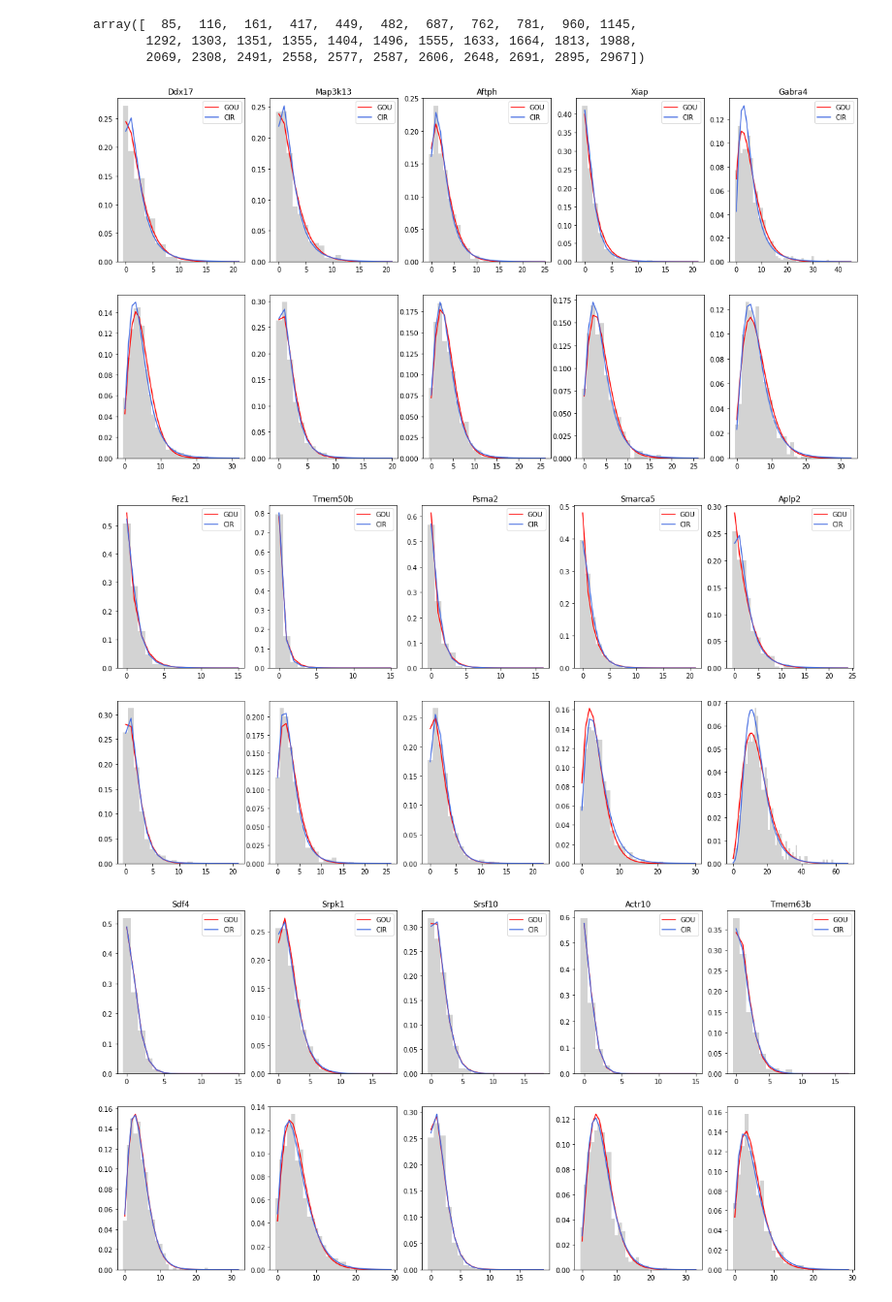
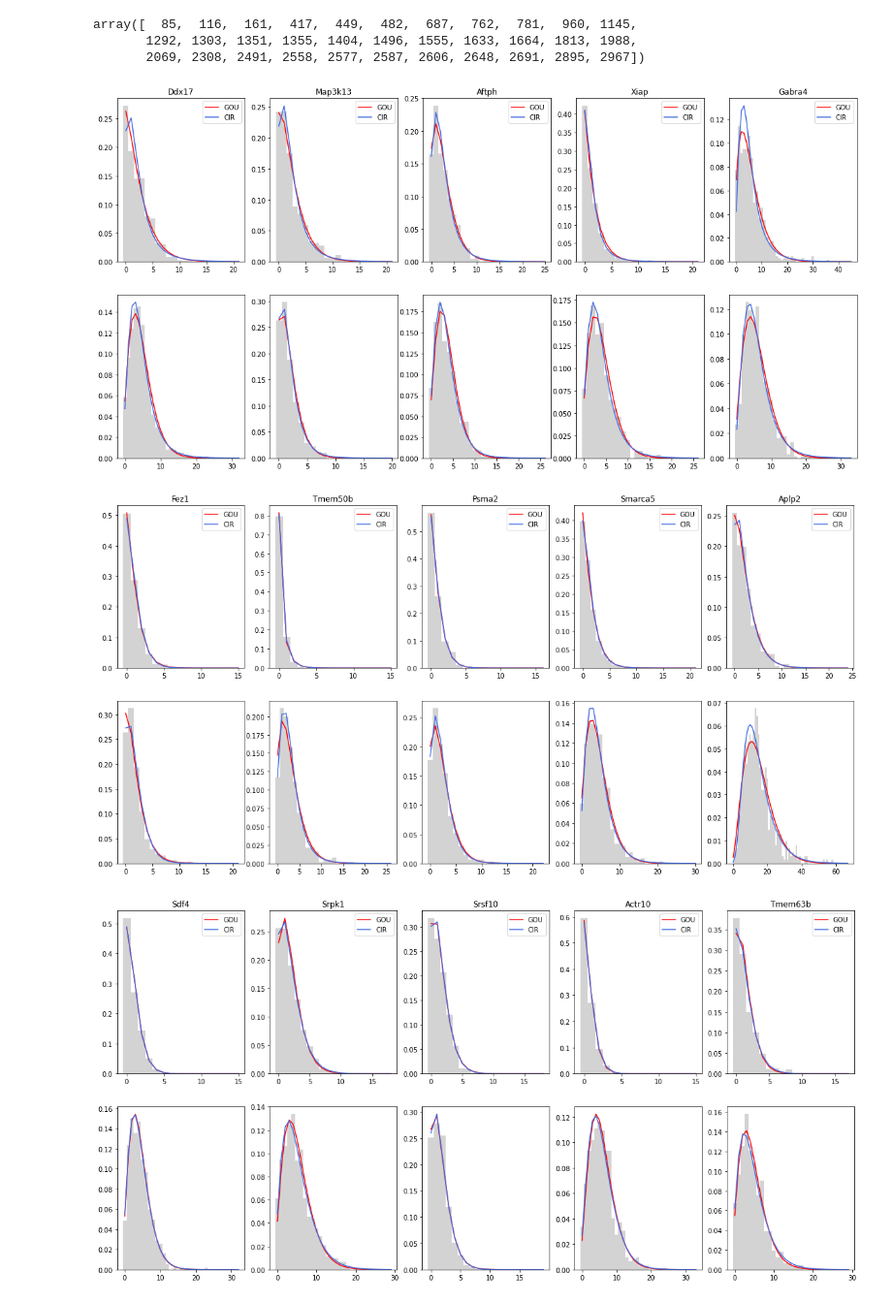
Before and after one commit to pachterlab/GVFP_2021, a Jupyter notebook: gg220802_monod.ipynb, the cells around one changed output. Shown at 97% size. Saved outputs shown, nothing was run; the diff lists cells and outputs as text; code cells hidden in the pictures.

```diff
--- a/gg220802_monod.ipynb
+++ b/gg220802_monod.ipynb
@@ -400,21 +405,21 @@ dataset=0
 # %%
-def par_fun_fullfit(fitinput):
+def par_fun_fullfit_reducedguess(fitinput):
     U,S,reduced_guess,limit = fitinput
-    pars_sde_gou = convert_pars(get_MLE('GOU',U,S,reduced_guess,disp=False,limit=limit))
-    pars_sde_cir = convert_pars(get_MLE('CIR',U,S,reduced_guess,disp=False,limit=limit))
+    pars_sde_gou = convert_pars(get_MLE('GOU',U,S,reduced_guess,disp=False,limit=limit,n_restarts=1,maxiter=10))
+    pars_sde_cir = convert_pars(get_MLE('CIR',U,S,reduced_guess,disp=False,limit=limit,n_restarts=1,maxiter=10))
     lik_ratio, logL_gou, logL_cir = get_lik_ratio(pars_sde_gou,pars_sde_cir,U,S)
     return lik_ratio,pars_sde_gou,pars_sde_cir,logL_gou, logL_cir
 # %%
 model_set = 0
 try:
-    genes_to_run = gene_inds_kept[model_set][:5]
-    n_genes_to_run = len(genes_to_run)
+    gtr = gene_inds_kept[model_set][:5]
+    n_genes_to_run = len(gtr)
     pool = multiprocessing.Pool(processes=5)
-    fit_iterable = zip(sd_arr[dataset].U[genes_to_run],\
-                       sd_arr[dataset].S[genes_to_run],\
+    fit_iterable = zip(sd_arr[dataset].U[gtr],\
+                       sd_arr[dataset].S[gtr],
                        results[model_set]['par_initial_guess'][:n_genes_to_run],\
                        ['fast']*n_genes_to_run)
-    gou_results = pool.map(par_fun_fullfit, fit_iterable)
+    gou_results = pool.map(par_fun_fullfit_reducedguess, fit_iterable)
     pool.close()
     pool.join()
 except:
@@ -429,7 +434,7 @@ cir_reduced_color='skyblue'
 gou_color='r'
 cir_color='royalblue'
 
-for k,gene_ind in enumerate(genes_to_run):
+for k,gene_ind in enumerate(gene_inds_kept[model_set][:5]):
     mx = [sd_arr[dataset].M[gene_ind],sd_arr[dataset].N[gene_ind]]
 
     bins = np.arange(mx[0]-8)-0.5
@@ -453,18 +458,18 @@ for k,gene_ind in enumerate(genes_to_run):
     y = get_CIR_2sp([1,mx[1]],pars_sde_cir).squeeze()
     ax1[1,k].plot(y,'-',color=cir_color)
 # %% [output]
-[figure, old version]
+[figure, new version]
 # %%
 model_set = 1
 try:
-    genes_to_run = gene_inds_kept[model_set][:5]
-    n_genes_to_run = len(genes_to_run)
+    gtr = gene_inds_kept[model_set][:5]
+    n_genes_to_run = len(gtr)
     pool = multiprocessing.Pool(processes=5)
-    fit_iterable = zip(sd_arr[dataset].U[genes_to_run],\
-                       sd_arr[dataset].S[genes_to_run],\
+    fit_iterable = zip(sd_arr[dataset].U[gtr],\
+                       sd_arr[dataset].S[gtr],
                        results[model_set]['par_initial_guess'][:n_genes_to_run],\
                        ['fast']*n_genes_to_run)
-    cir_results = pool.map(par_fun_fullfit, fit_iterable)
+    cit_results = pool.map(par_fun_fullfit_reducedguess, fit_iterable)
     pool.close()
     pool.join()
 except:
@@ -475,35 +480,35 @@ except:
 fig1,ax1=plt.subplots(2,5,figsize=(20,10))
 
 gou_reduced_color='lightcoral'
 cir_reduced_color='skyblue'
 gou_color='r'
 cir_color='royalblue'
 
-for k,gene_ind in enumerate(genes_to_run):
+for k,gene_ind in enumerate(gene_inds_kept[model_set][:5]):
     mx = [sd_arr[dataset].M[gene_ind],sd_arr[dataset].N[gene_ind]]
 
     bins = np.arange(mx[0]-8)-0.5
     ax1[0,k].hist(sd_arr[dataset].U[gene_ind],bins,color='lightgray',density=True)
     ax1[0,k].set_title(gn[gene_ind])
 
     pars_sde_gou = cir_results[k][1]
     pars_sde_cir = cir_results[k][2]
 
     y = get_GOU_2sp([mx[0],1],pars_sde_gou)
     ax1[0,k].plot(y,'-',color=gou_color,label='GOU')
     y = get_CIR_2sp([mx[0],1],pars_sde_cir)
     ax1[0,k].plot(y,'-',color=cir_color,label='CIR')
     ax1[0,k].legend()
 
     bins = np.arange(mx[1]-8)-0.5
     ax1[1,k].hist(sd_arr[dataset].S[gene_ind],bins,color='lightgray',density=True)
 
     y = get_GOU_2sp([1,mx[1]],pars_sde_gou).squeeze()
     ax1[1,k].plot(y,'-',color=gou_color)
     y = get_CIR_2sp([1,mx[1]],pars_sde_cir).squeeze()
     ax1[1,k].plot(y,'-',color=cir_color)
 # %% [output]
-[figure, old version]
+[figure, new version]
 # %%
 model_set = 2
 try:
```
Also changed, not shown: parts of 50 cells of this notebook.
